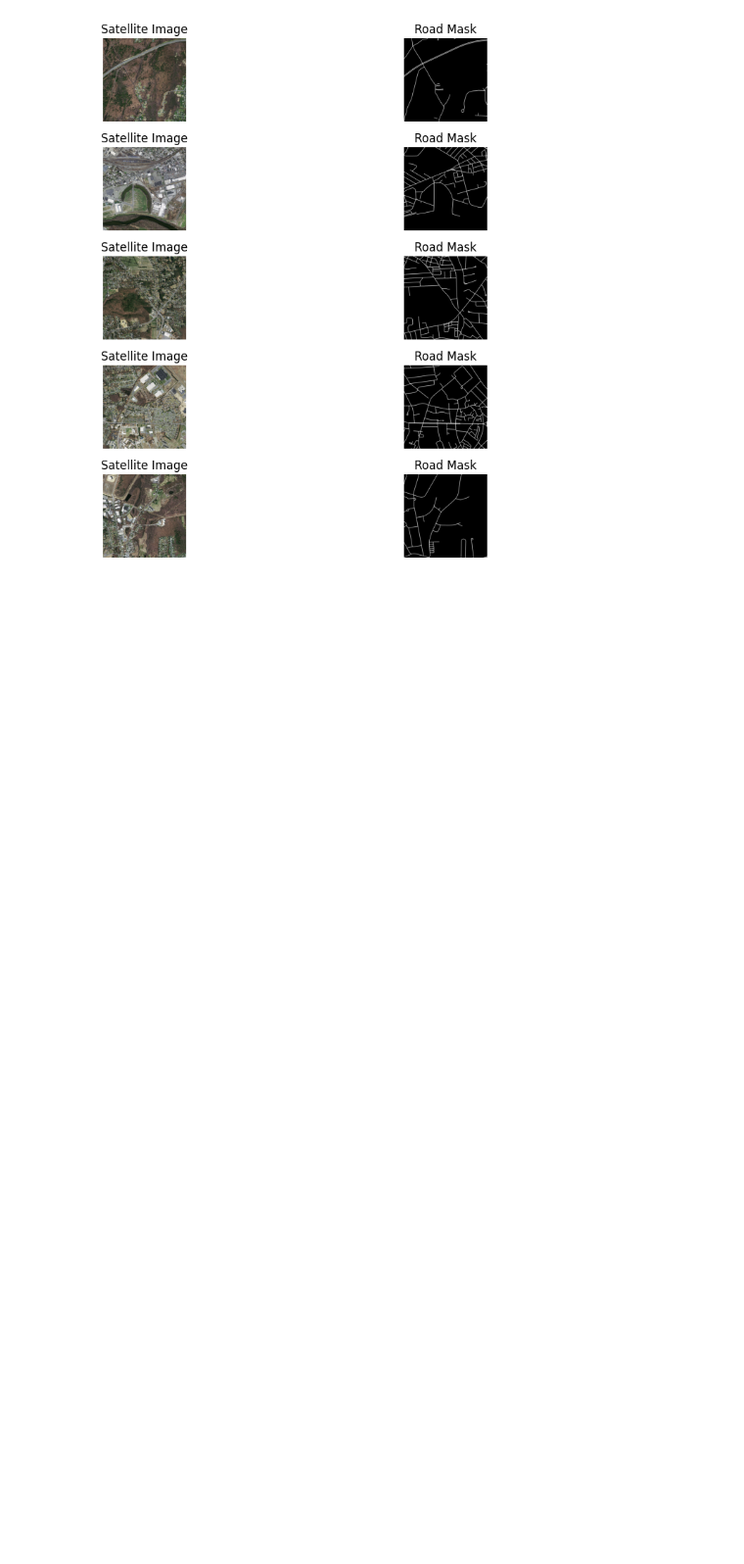
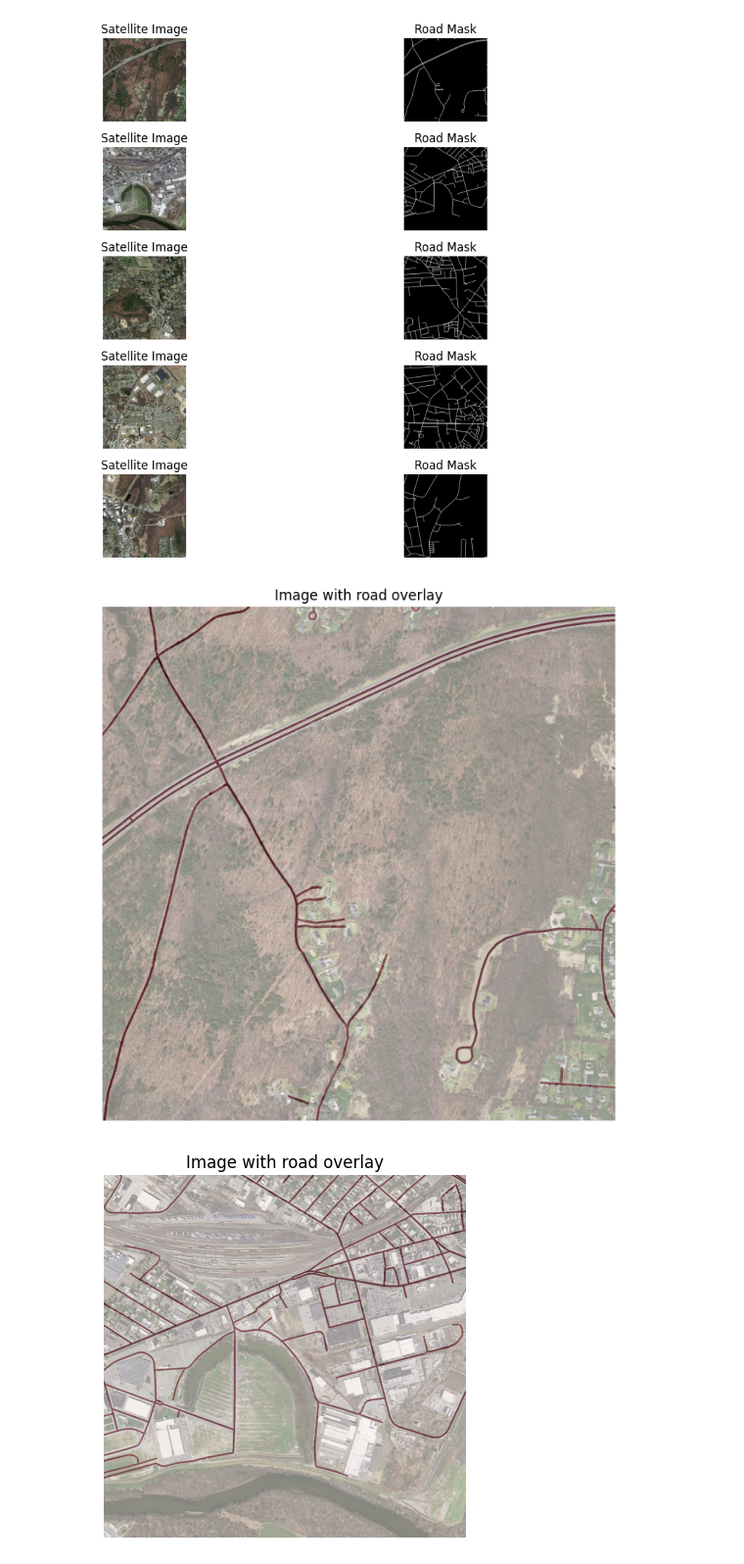
Before and after one commit to teohyc/satellite_road_seg, a Jupyter notebook: road_seg_code.ipynb, the cells around one changed output. Shown at 98% size. Drawn from its saved outputs; the diff is of its cells as text; code cells hidden in the pictures; blank space fills up the shorter version.

```diff
--- a/road_seg_code.ipynb
+++ b/road_seg_code.ipynb
@@ -56,3 +62,23 @@ plt.tight_layout()
 plt.show()
 # %% [output]
 [figure]
+# %%
+#overlay mask on image
+
+plt.figure(figsize=(12,8))
+for i, idx in enumerate(range(5)):
+
+    img_path = os.path.join(image_dir, image_files[idx])
+    mask_path = os.path.join(mask_dir, mask_files[idx])
+
+    image=Image.open(img_path)
+    mask=Image.open(mask_path)
+
+    plt.imshow(image)
+    plt.imshow(mask, cmap='Reds', alpha=0.5)
+    plt.title("Image with road overlay")
+    plt.axis('off')
+    plt.show()
+# %% [output]
+[figure, added]
+[figure, added]
```
Also changed, not shown: parts of 8 cells of this notebook.
